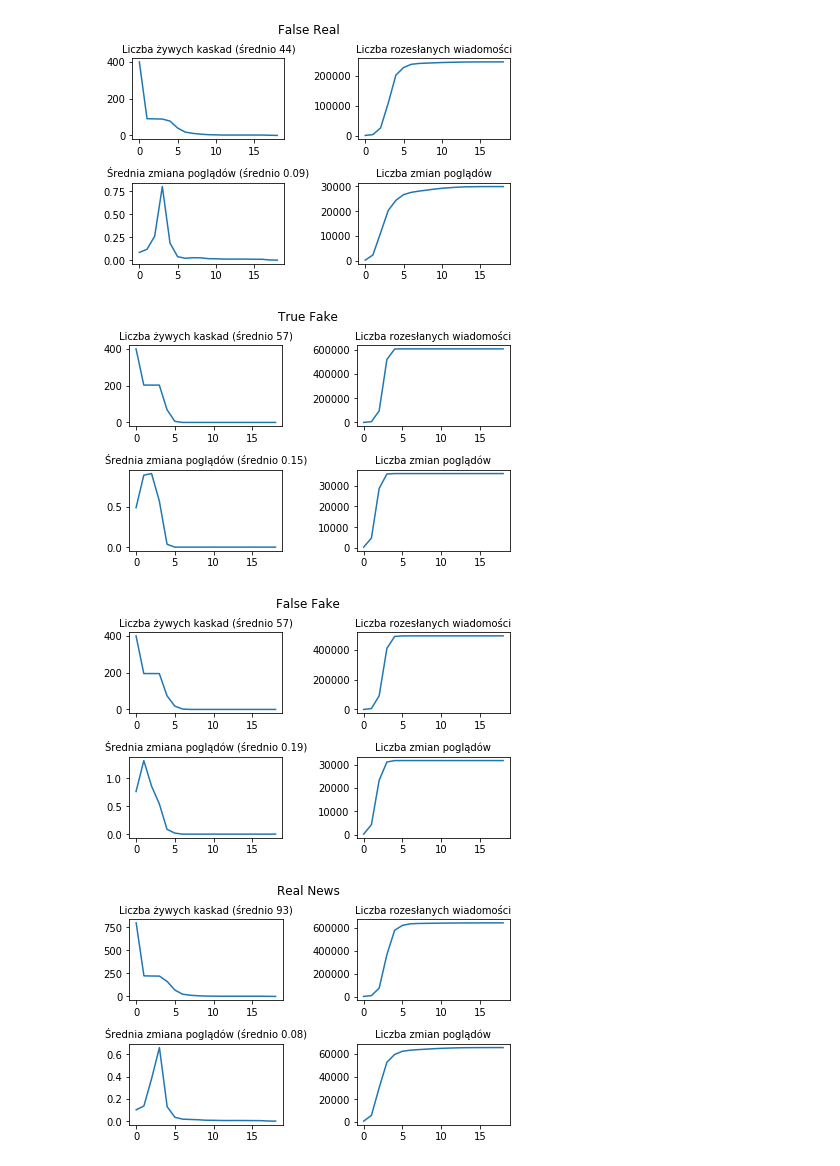
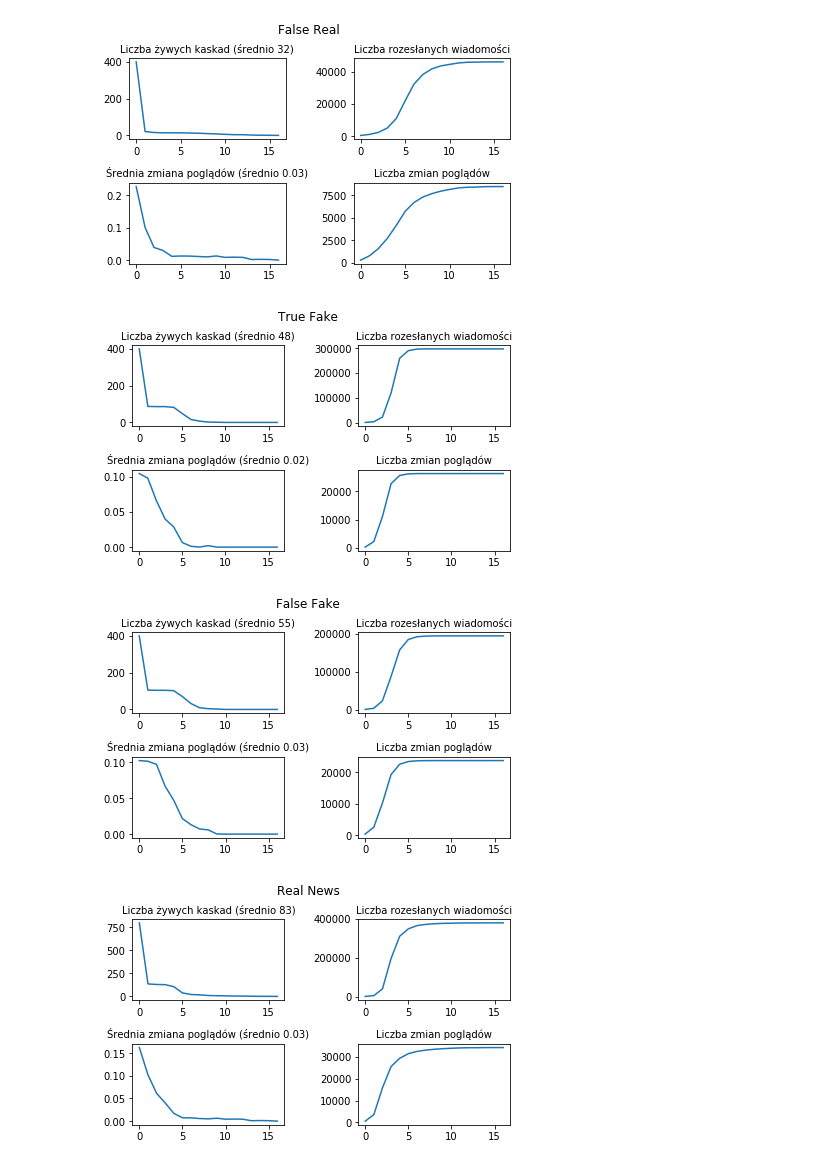
Before and after one commit to MichalKucko/FakeNews, a Jupyter notebook: fake_news.ipynb, the cells around one changed output. Cells and saved outputs as stored; diff of their text form; code cells hidden in the pictures.

```diff
--- a/fake_news.ipynb
+++ b/fake_news.ipynb
@@ -469,7 +469,7 @@ claster_network2 = clasterNetwork(nnodes,simularity_comp,sociality_comp,beliefge
 niters = 100 #maksymalna ilość iteracji
 nStartNodes = 20   # liczba startowych węzłów dla każdego newsa
 # %%
-newsList = startNewsV2(nStartNodes,facts,network)
+newsList = startNews(nStartNodes,facts,network)
 newsInfo = simulation(niters, newsList, network)
 drawPlots(newsInfo['newsList'],newsInfo['iter'])
 # %% [output]
@@ -477,4 +477,4 @@ drawPlots(newsInfo['newsList'],newsInfo['iter'])
-[figure, old version]
+[figure, new version]
-[figure, old version]
+[figure, new version]
-[figure, old version]
+[figure, new version]
-[figure, old version]
+[figure, new version]
```
Also changed, not shown: parts of 4 cells of this notebook.
